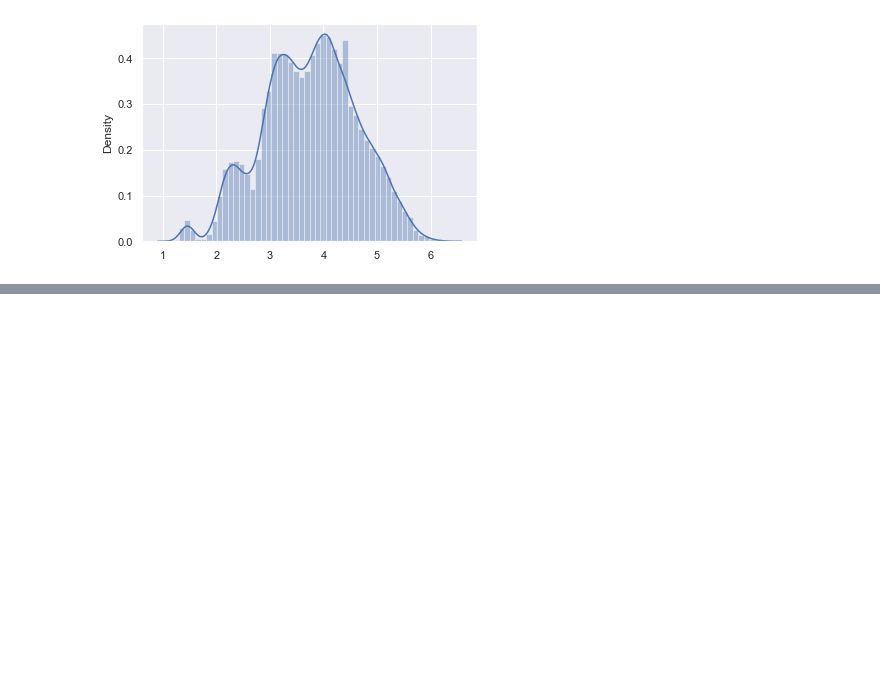
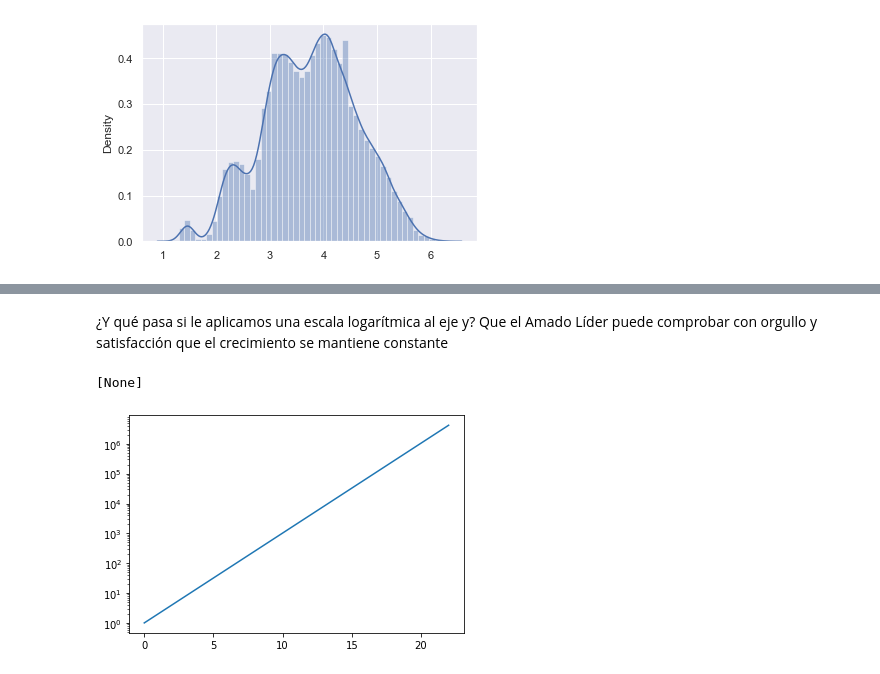
Before and after one commit to Origamologo/Tipos-de-distribucion, a Jupyter notebook: distribuciones_estadisticas.ipynb, the cells around one changed output, grey strips where cells are left out. Cells and saved outputs as stored; diff of their text form; code cells hidden in the pictures; blank space fills up the shorter version.

```diff
--- a/distribuciones_estadisticas.ipynb
+++ b/distribuciones_estadisticas.ipynb
@@ -116,0 +160,8 @@ plt.show()
+# %% [markdown]
+¿Y qué pasa si le aplicamos una escala logarítmica al eje y? Que el Amado Líder puede comprobar con orgullo y satisfacción que el crecimiento se mantiene constante
+# %%
+fig1 = sns.lineplot(data=camaradas)
+fig1.set(yscale='log')
+# %% [output]
+[None]
+[figure, added]
```
Also changed, not shown: parts of 19 cells of this notebook, 2 other files.
